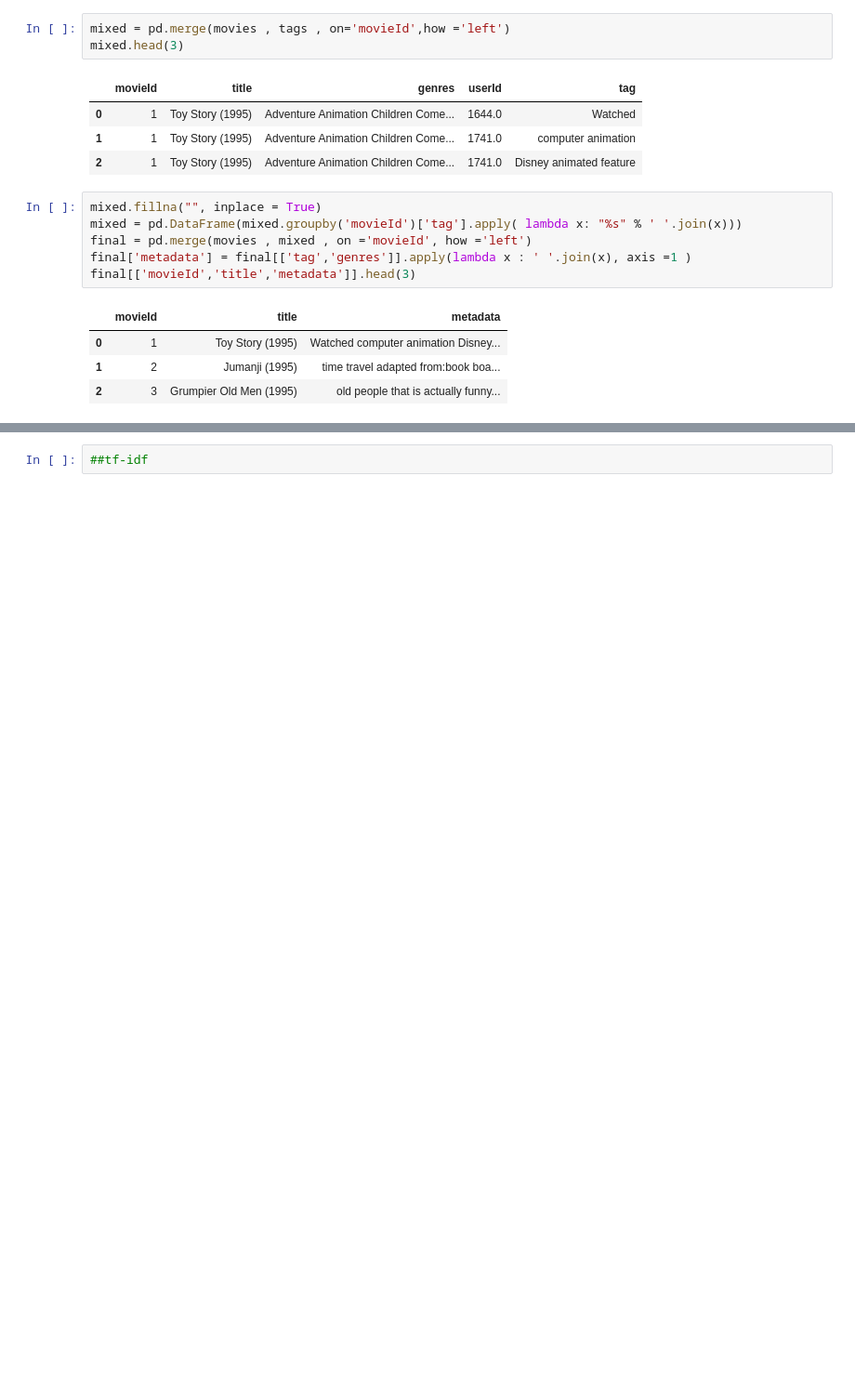
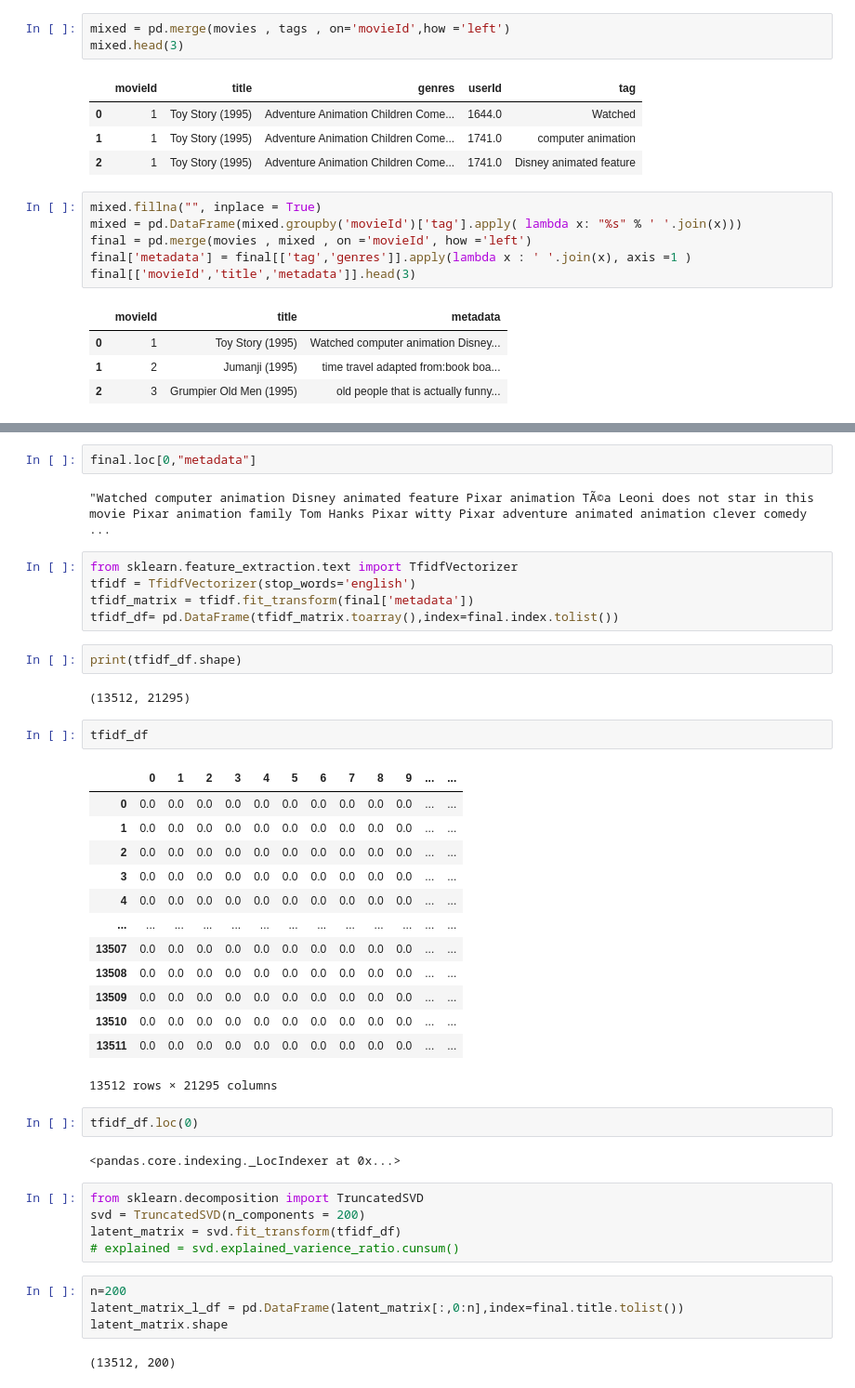
Before and after one commit to Abhinav7272/movie-recommentation-system-, a Jupyter notebook: mrs.ipynb, the cells around one changed output, grey strips where cells are left out. Shown at 93% size. Cells and saved outputs as stored; diff of their text form; blank space fills up the shorter version.

```diff
--- a/mrs.ipynb
+++ b/mrs.ipynb
@@ -98,2 +98,44 @@ final.shape
-# %%
-##tf-idf
+# %%
+final.loc[0,"metadata"]
+# %% [output]
+"Watched computer animation Disney animated feature Pixar animation TÃ©a Leoni does not star in this movie Pixar animation family Tom Hanks Pixar witty Pixar adventure animated animation clever comedy ...
+# %%
+from sklearn.feature_extraction.text import TfidfVectorizer
+tfidf = TfidfVectorizer(stop_words='english')
+tfidf_matrix = tfidf.fit_transform(final['metadata'])
+tfidf_df= pd.DataFrame(tfidf_matrix.toarray(),index=final.index.tolist())
+# %%
+print(tfidf_df.shape)
+# %% [output]
+(13512, 21295)
+# %%
+tfidf_df
+# %% [output]
+|  | 0 | 1 | 2 | 3 | 4 | 5 | 6 | 7 | 8 | 9 | ... | ... |
+| 0 | 0.0 | 0.0 | 0.0 | 0.0 | 0.0 | 0.0 | 0.0 | 0.0 | 0.0 | 0.0 | ... | ... |
+| 1 | 0.0 | 0.0 | 0.0 | 0.0 | 0.0 | 0.0 | 0.0 | 0.0 | 0.0 | 0.0 | ... | ... |
+| 2 | 0.0 | 0.0 | 0.0 | 0.0 | 0.0 | 0.0 | 0.0 | 0.0 | 0.0 | 0.0 | ... | ... |
+| 3 | 0.0 | 0.0 | 0.0 | 0.0 | 0.0 | 0.0 | 0.0 | 0.0 | 0.0 | 0.0 | ... | ... |
+| 4 | 0.0 | 0.0 | 0.0 | 0.0 | 0.0 | 0.0 | 0.0 | 0.0 | 0.0 | 0.0 | ... | ... |
+| ... | ... | ... | ... | ... | ... | ... | ... | ... | ... | ... | ... | ... |
+| 13507 | 0.0 | 0.0 | 0.0 | 0.0 | 0.0 | 0.0 | 0.0 | 0.0 | 0.0 | 0.0 | ... | ... |
+| 13508 | 0.0 | 0.0 | 0.0 | 0.0 | 0.0 | 0.0 | 0.0 | 0.0 | 0.0 | 0.0 | ... | ... |
+| 13509 | 0.0 | 0.0 | 0.0 | 0.0 | 0.0 | 0.0 | 0.0 | 0.0 | 0.0 | 0.0 | ... | ... |
+| 13510 | 0.0 | 0.0 | 0.0 | 0.0 | 0.0 | 0.0 | 0.0 | 0.0 | 0.0 | 0.0 | ... | ... |
+| 13511 | 0.0 | 0.0 | 0.0 | 0.0 | 0.0 | 0.0 | 0.0 | 0.0 | 0.0 | 0.0 | ... | ... |
+13512 rows × 21295 columns
+# %%
+tfidf_df.loc(0)
+# %% [output]
+<pandas.core.indexing._LocIndexer at 0x...>
+# %%
+from sklearn.decomposition import TruncatedSVD
+svd = TruncatedSVD(n_components = 200)
+latent_matrix = svd.fit_transform(tfidf_df)
+# explained = svd.explained_varience_ratio.cunsum()
+# %%
+n=200
+latent_matrix_l_df = pd.DataFrame(latent_matrix[:,0:n],index=final.title.tolist())
+latent_matrix.shape
+# %% [output]
+(13512, 200)
```
Also changed, not shown: parts of 23 cells of this notebook.
